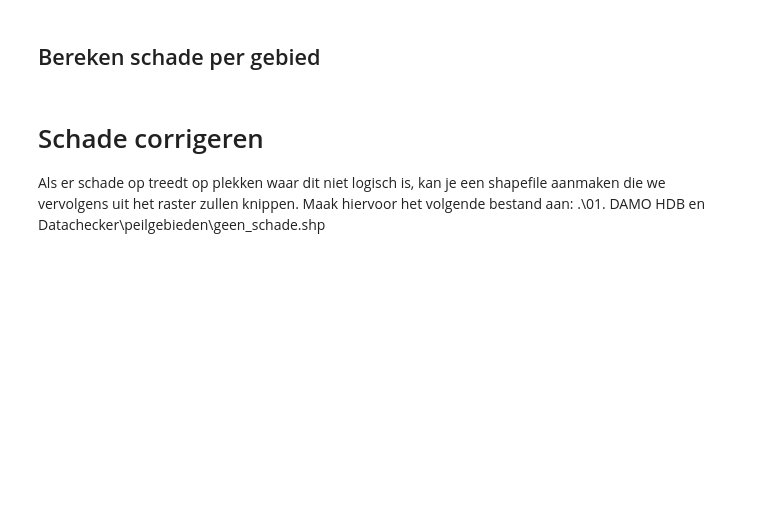
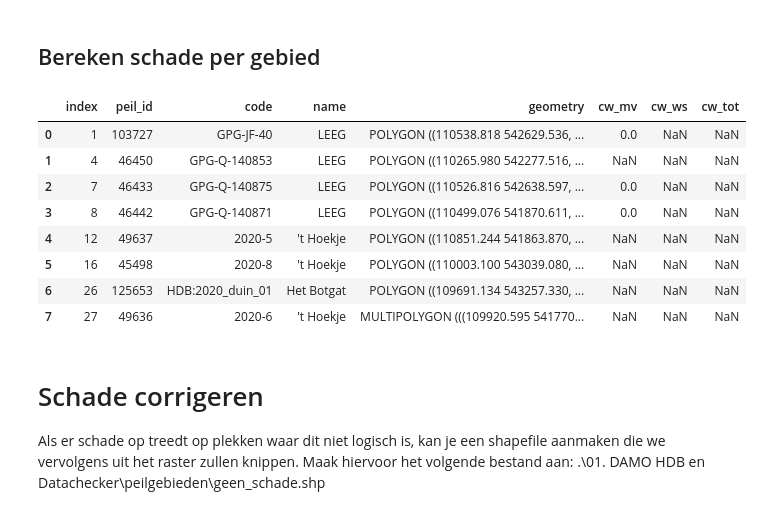
Before and after one commit to threedi/hhnk-threedi-tools, a Jupyter notebook: hhnk_threedi_tools/utils/notebooks/03_nabewerking_klimaatsommen.ipynb, the cells around one changed output. Cells and saved outputs as stored; diff of their text form; code cells hidden in the pictures; blank space fills up the shorter version.

```diff
--- a/hhnk_threedi_tools/utils/notebooks/03_nabewerking_klimaatsommen.ipynb
+++ b/hhnk_threedi_tools/utils/notebooks/03_nabewerking_klimaatsommen.ipynb
@@ -199,7 +240,7 @@ if not batch_fd.output.ruimtekaart.exists:
 # %% [markdown]
 ## Interpoleren van diepterasters
 # %%
-diepte_rasters = df_freqs["max_depth"].values
+diepte_rasters = df_freqs["depth_max"].values
 frequenties = df_freqs["freq_jaar"].values
 
 
@@ -214,6 +255,6 @@ for T in [10, 100, 1000]:
         rasters=diepte_rasters,
         frequenties=frequenties,
         output_nodata=-9999.00,
-        dem_path=dem_path.path,
+        dem_path=dem.source_path,
         extra_nodata_value=0,
     )
@@ -251,7 +303,7 @@ mask_array = None
 # %%
 dv = 0.04  # discontovoet [%]
 n = 50  # investeringstermijn [jaren]
-schade_rasters = df_freqs["total_damage"].values
+schade_rasters = df_freqs["damage_total"].values
 frequencies = df_freqs["freq_jaar"].values
 output_raster = batch_fd.output.cw_schade_totaal
 
@@ -332,6 +389,18 @@ schade_per_polder = (
 # Opslaan naar shapefile en csv
 schade_gdf.to_file(output_file)
 schade_per_polder.to_csv(batch_fd.output.schade_polder.path)
+# %%
+schade_gdf
+# %% [output]
+|  | index | peil_id | code | name | geometry | cw_mv | cw_ws | cw_tot |
+| 0 | 1 | 103727 | GPG-JF-40 | LEEG | POLYGON ((110538.818 542629.536, ... | 0.0 | NaN | NaN |
+| 1 | 4 | 46450 | GPG-Q-140853 | LEEG | POLYGON ((110265.980 542277.516, ... | NaN | NaN | NaN |
+| 2 | 7 | 46433 | GPG-Q-140875 | LEEG | POLYGON ((110526.816 542638.597, ... | 0.0 | NaN | NaN |
+| 3 | 8 | 46442 | GPG-Q-140871 | LEEG | POLYGON ((110499.076 541870.611, ... | 0.0 | NaN | NaN |
+| 4 | 12 | 49637 | 2020-5 | 't Hoekje | POLYGON ((110851.244 541863.870, ... | NaN | NaN | NaN |
+| 5 | 16 | 45498 | 2020-8 | 't Hoekje | POLYGON ((110003.100 543039.080, ... | NaN | NaN | NaN |
+| 6 | 26 | 125653 | HDB:2020_duin_01 | Het Botgat | POLYGON ((109691.134 543257.330, ... | NaN | NaN | NaN |
+| 7 | 27 | 49636 | 2020-6 | 't Hoekje | MULTIPOLYGON (((109920.595 541770... | NaN | NaN | NaN |
 # %% [markdown]
 # Schade corrigeren
 Als er schade op treedt op plekken waar dit niet logisch is, kan je een shapefile aanmaken die we vervolgens uit het raster zullen knippen. Maak hiervoor het volgende bestand aan:
```
Also changed, not shown: parts of 15 cells of this notebook, 7 other files.
